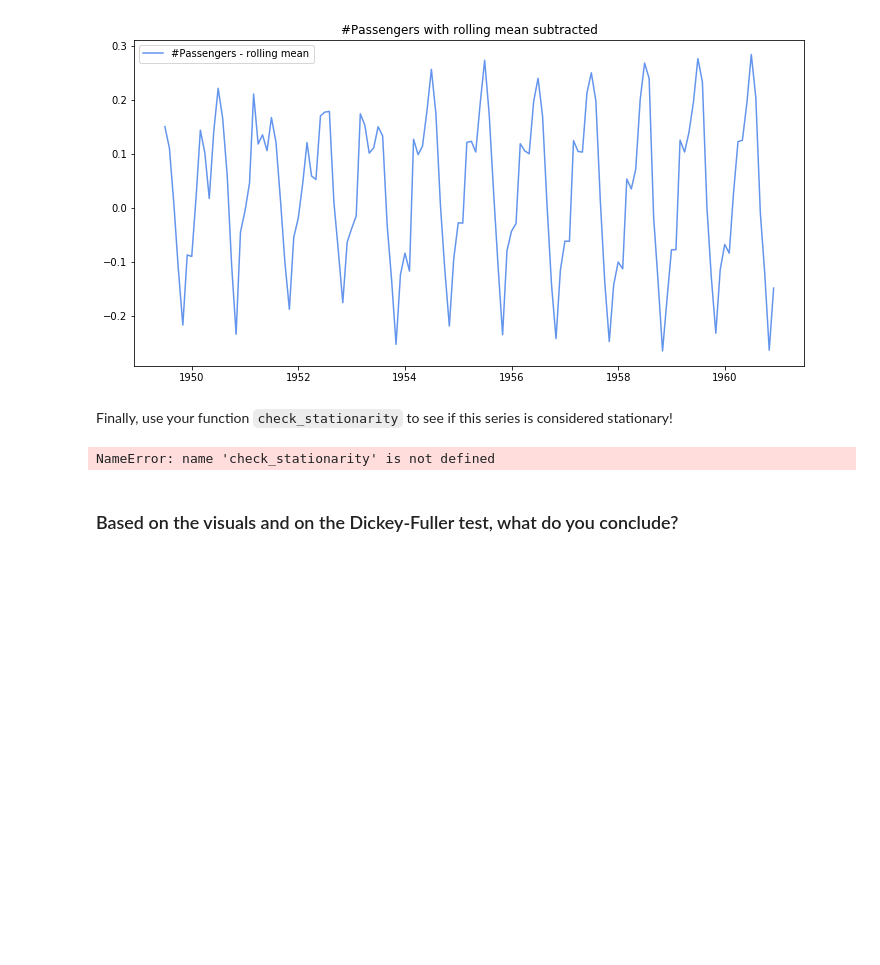
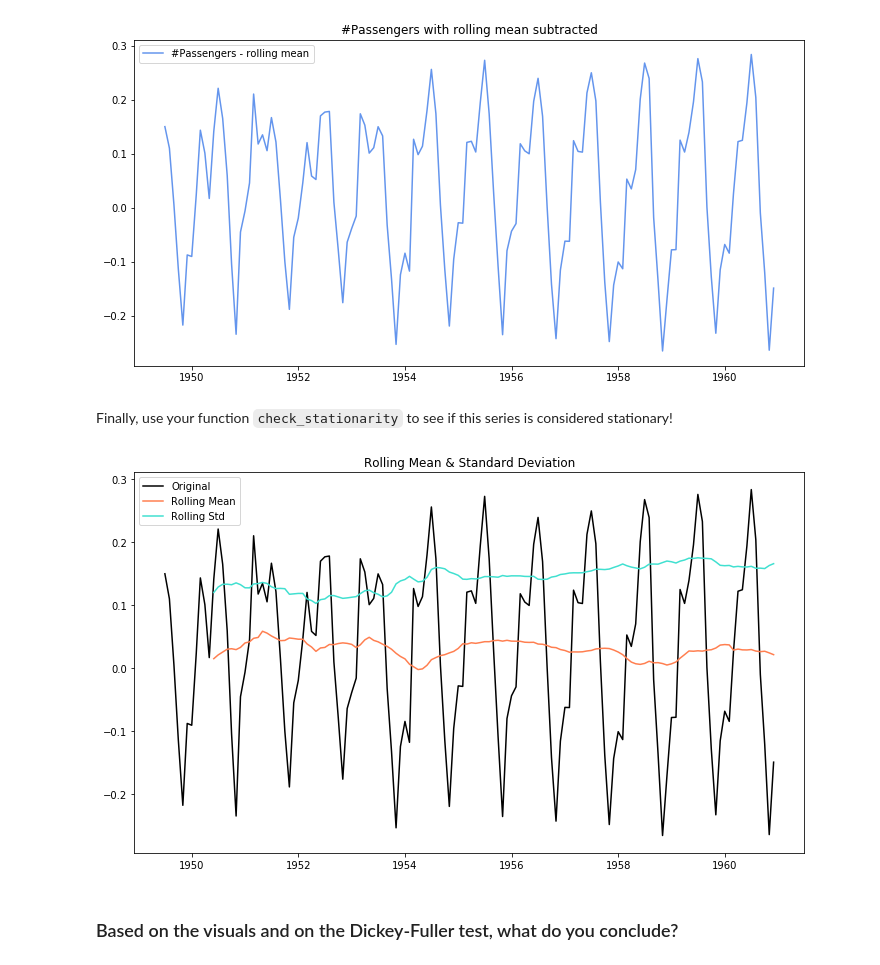
Before and after one commit to graceh3/dsc-3-25-08-removing-trends-lab-nyc-ds-career-012819, a Jupyter notebook: index.ipynb, the cells around one changed output. Cells and saved outputs as stored; diff of their text form; code cells hidden in the pictures; blank space fills up the shorter version.

```diff
--- a/index.ipynb
+++ b/index.ipynb
@@ -122,9 +122,9 @@ plt.show(block = False)
 Finally, use your function `check_stationarity` to see if this series is considered stationary!
 # %%
 # Your code here
-check_stationarity(data_minus_rolmean)
+stationarity_check(data_minus_rolmean)
 # %% [output]
-NameError: name 'check_stationarity' is not defined
+[figure, added]
 # %% [markdown]
 ### Based on the visuals and on the Dickey-Fuller test, what do you conclude?
 # %% [markdown]
```
